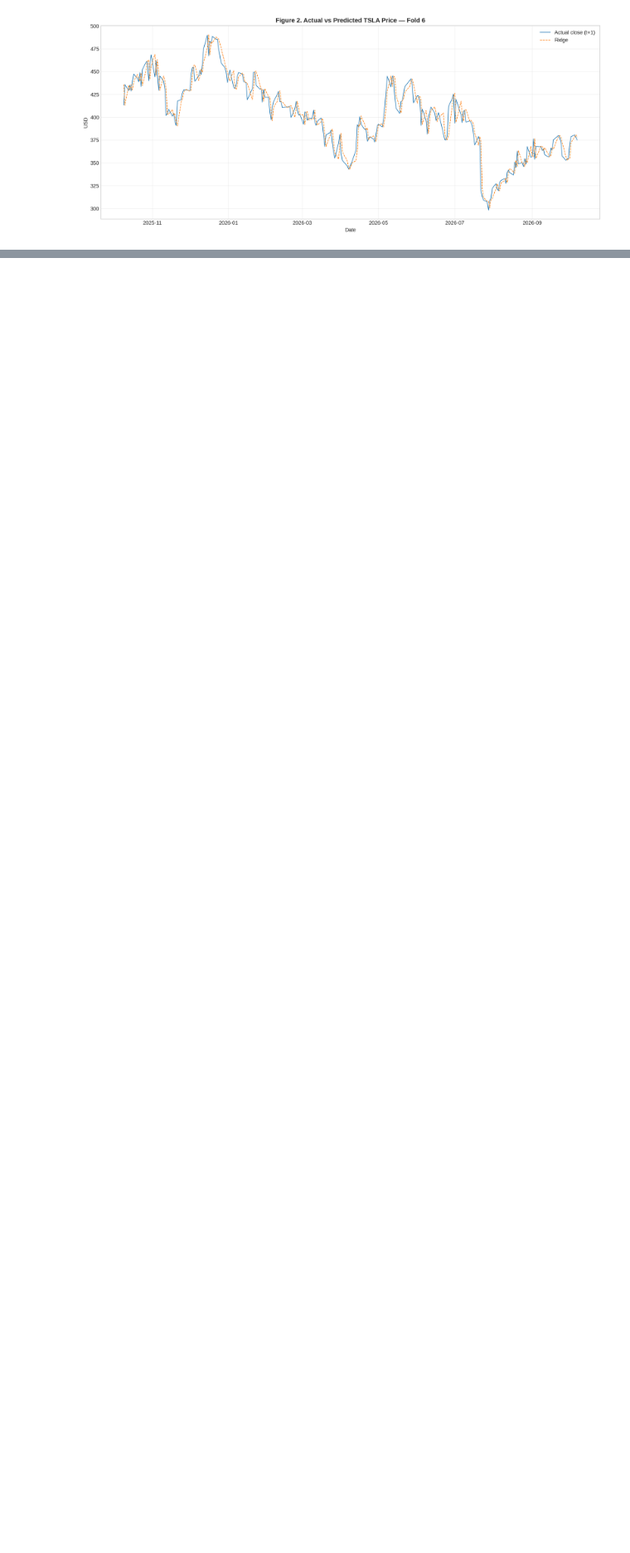
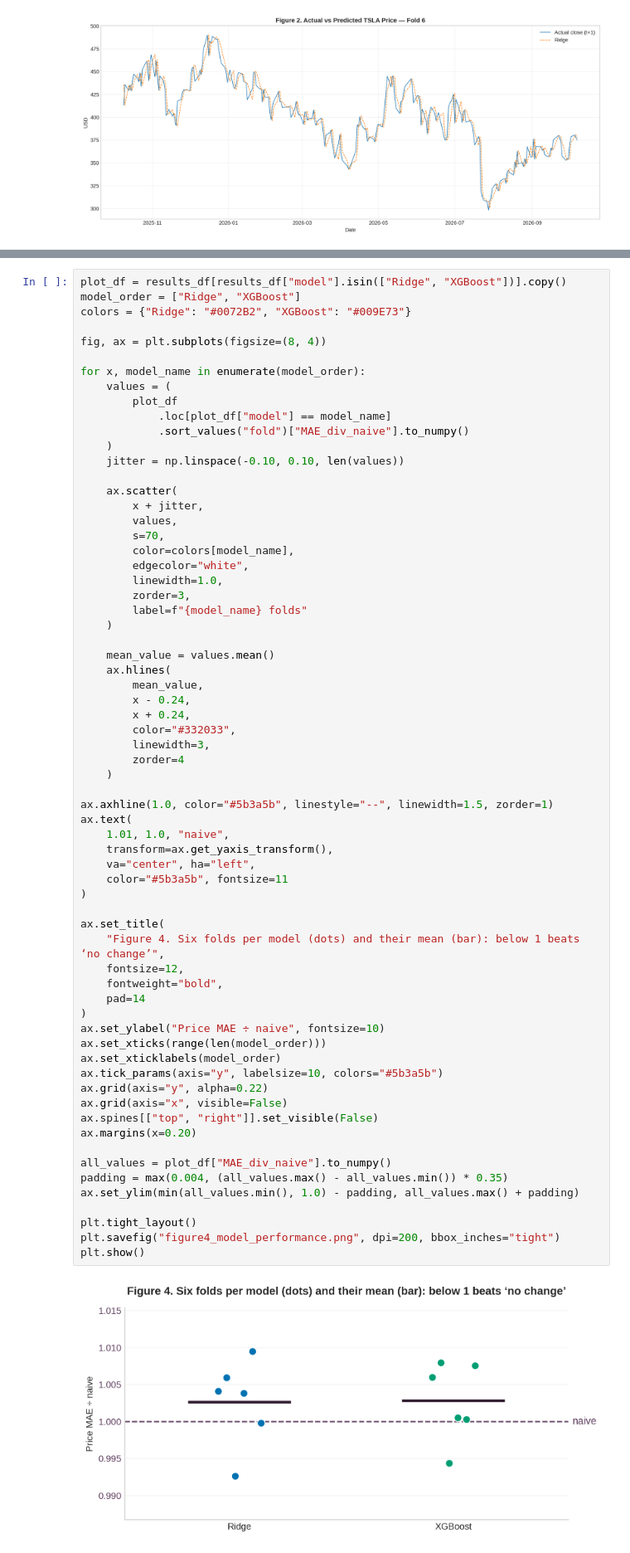
Before and after one commit to phhien203/ML-foundations, a Jupyter notebook: TSLA_Forecast_Evaluation_Hien.ipynb, the cells around one changed output, grey strips where cells are left out. Shown at 83% size. Cells and saved outputs as stored; diff of their text form; blank space fills up the shorter version.

```diff
--- a/TSLA_Forecast_Evaluation_Hien.ipynb
+++ b/TSLA_Forecast_Evaluation_Hien.ipynb
@@ -813,0 +785,68 @@ Image size: (1652, 766)
+# %%
+plot_df = results_df[results_df["model"].isin(["Ridge", "XGBoost"])].copy()
+model_order = ["Ridge", "XGBoost"]
+colors = {"Ridge": "#0072B2", "XGBoost": "#009E73"}
+
+fig, ax = plt.subplots(figsize=(8, 4))
+
+for x, model_name in enumerate(model_order):
+    values = (
+        plot_df
+            .loc[plot_df["model"] == model_name]
+            .sort_values("fold")["MAE_div_naive"].to_numpy()
+    )
+    jitter = np.linspace(-0.10, 0.10, len(values))
+
+    ax.scatter(
+        x + jitter,
+        values,
+        s=70,
+        color=colors[model_name],
+        edgecolor="white",
+        linewidth=1.0,
+        zorder=3,
+        label=f"{model_name} folds"
+    )
+
+    mean_value = values.mean()
+    ax.hlines(
+        mean_value,
+        x - 0.24,
+        x + 0.24,
+        color="#332033",
+        linewidth=3,
+        zorder=4
+    )
+
+ax.axhline(1.0, color="#5b3a5b", linestyle="--", linewidth=1.5, zorder=1)
+ax.text(
+    1.01, 1.0, "naive",
+    transform=ax.get_yaxis_transform(),
+    va="center", ha="left",
+    color="#5b3a5b", fontsize=11
+)
+
+ax.set_title(
+    "Figure 4. Six folds per model (dots) and their mean (bar): below 1 beats ‘no change’",
+    fontsize=12,
+    fontweight="bold",
+    pad=14
+)
+ax.set_ylabel("Price MAE ÷ naive", fontsize=10)
+ax.set_xticks(range(len(model_order)))
+ax.set_xticklabels(model_order)
+ax.tick_params(axis="y", labelsize=10, colors="#5b3a5b")
+ax.grid(axis="y", alpha=0.22)
+ax.grid(axis="x", visible=False)
+ax.spines[["top", "right"]].set_visible(False)
+ax.margins(x=0.20)
+
+all_values = plot_df["MAE_div_naive"].to_numpy()
+padding = max(0.004, (all_values.max() - all_values.min()) * 0.35)
+ax.set_ylim(min(all_values.min(), 1.0) - padding, all_values.max() + padding)
+
+plt.tight_layout()
+plt.savefig("figure4_model_performance.png", dpi=200, bbox_inches="tight")
+plt.show()
+# %% [output]
+[figure, added]
```
Also changed, not shown: parts of 21 cells of this notebook.
